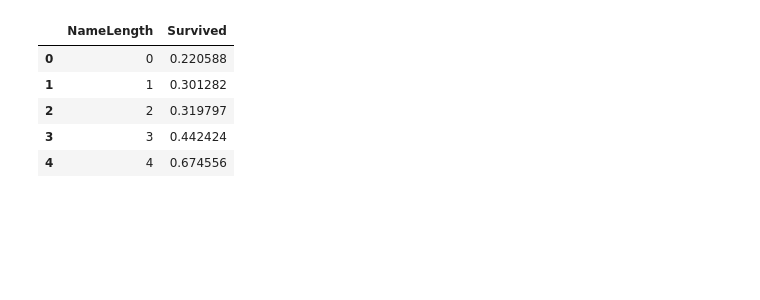
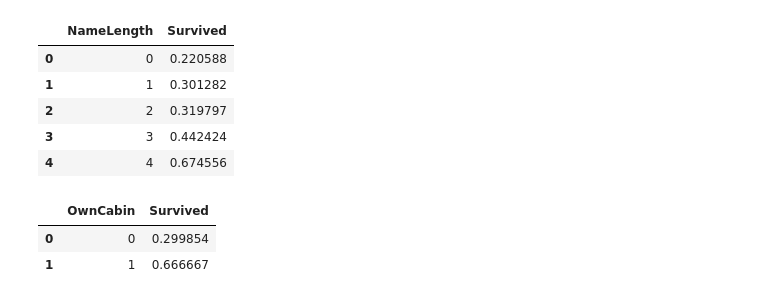
Before and after one commit to Brtsz8/titanic-machine-learning, a Jupyter notebook: titanic.ipynb, the cells around one changed output. Cells and saved outputs as stored; diff of their text form; code cells hidden in the pictures; blank space fills up the shorter version.

```diff
--- a/titanic.ipynb
+++ b/titanic.ipynb
@@ -304,3 +314,14 @@ data_train.groupby(['NameLength'],observed=False, as_index=False)['Survived'].me
 | 2 | 2 | 0.319797 |
 | 3 | 3 | 0.442424 |
 | 4 | 4 | 0.674556 |
+# %%
+#making cabin binary -> if you have cabin good, if not - bad
+data_train['OwnCabin'] = data_train['Cabin'].apply(lambda x: 0 if x in ['X'] else 1)
+data_test['OwnCabin'] = data_test['Cabin'].apply(lambda x: 0 if x in ['X'] else 1)
+
+#from a groupby we see that if you had a cabin, you were much more likely to survive
+data_train.groupby(['OwnCabin'],observed=False, as_index=False)['Survived'].mean()
+# %% [output]
+|  | OwnCabin | Survived |
+| 0 | 0 | 0.299854 |
+| 1 | 1 | 0.666667 |
```
Also changed, not shown: parts of 28 cells of this notebook, 2 other files.
